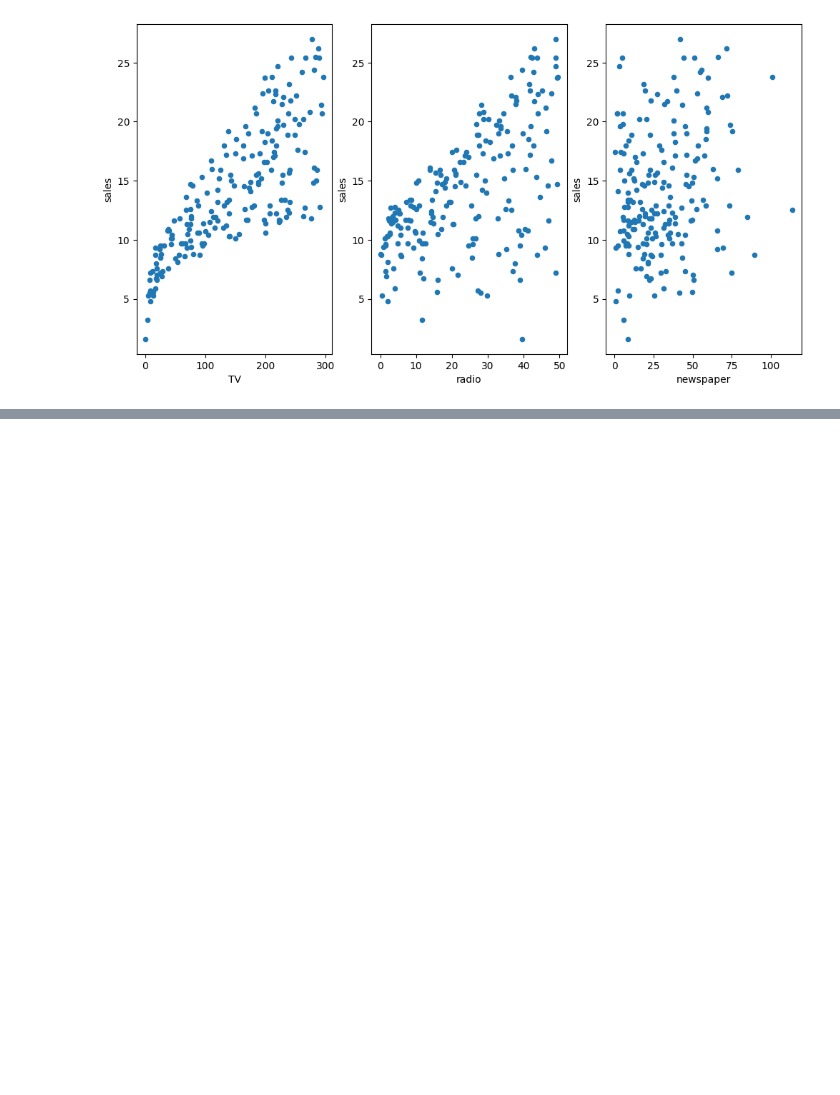
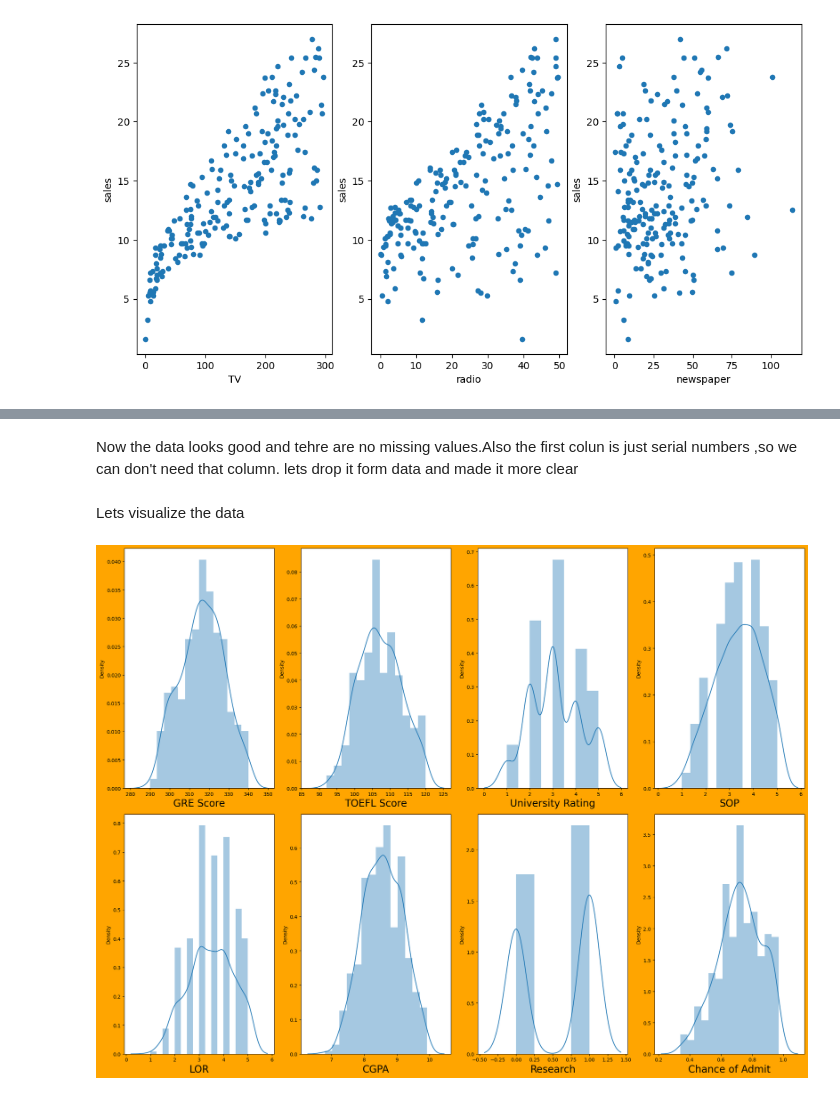
Before and after one commit to nallagondu/DATASCIENCE-practice, a Jupyter notebook: datatrain_linear_regression.ipynb, the cells around one changed output, grey strips where cells are left out. Saved outputs shown, nothing was run; the diff lists cells and outputs as text; code cells hidden in the pictures; blank space fills up the shorter version.

Commit message:
full  model with test

```diff
--- a/datatrain_linear_regression.ipynb
+++ b/datatrain_linear_regression.ipynb
@@ -59,0 +234,6 @@ fig.savefig('testdata.jpg')
+# %%
+#read CSV file and convert into data frame
+# GitHub raw file URL
+url = "https://raw.githubusercontent.com/nallagondu/datatrained-training-ml-Files/main/Admission_Prediction.csv"
+data = pd.read_csv(url)
+data.head()
@@ -59,0 +266,8 @@ fig.savefig('testdata.jpg')
+# %%
+# DATA PRE-PROCESSING
+#1.Data cleaning
+#2.EDA(ANALYSIS)
+#3.Finding and treating Outliners(if any)
+#4.feature selection for modelbuilding
+data = data.drop(columns = ['Serial No.'])
+data.head()
@@ -59,0 +294,5 @@ fig.savefig('testdata.jpg')
+# %%
+#fill the null values
+data['University Rating'] = data['University Rating'].fillna(data['University Rating'].mode()[0])
+data['TOEFL Score'] = data['TOEFL Score'].fillna(data['TOEFL Score'].mean())
+data['GRE Score'] = data['GRE Score'].fillna(data['GRE Score'].mean())
@@ -59,0 +334,21 @@ fig.savefig('testdata.jpg')
+# %% [markdown]
+Now the data looks good and tehre are no missing values.Also the first colun is just serial numbers ,so we can don't need that column.
+lets drop it form data and made it more clear
+# %% [markdown]
+Lets visualize the data
+# %%
+#lets see how the data is distributed for every column
+
+plt.figure(figsize=(20,15), facecolor='orange')
+plotnumber = 1
+
+for column in data:
+    if plotnumber<=8:
+         ax = plt.subplot(2,4,plotnumber)
+         sns.distplot(data[column])
+         plt.xlabel(column,fontsize=20)
+
+    plotnumber+=1
+plt.tight_layout()
+# %% [output]
+[figure, added]
```
Also changed, not shown: parts of 76 cells of this notebook.
